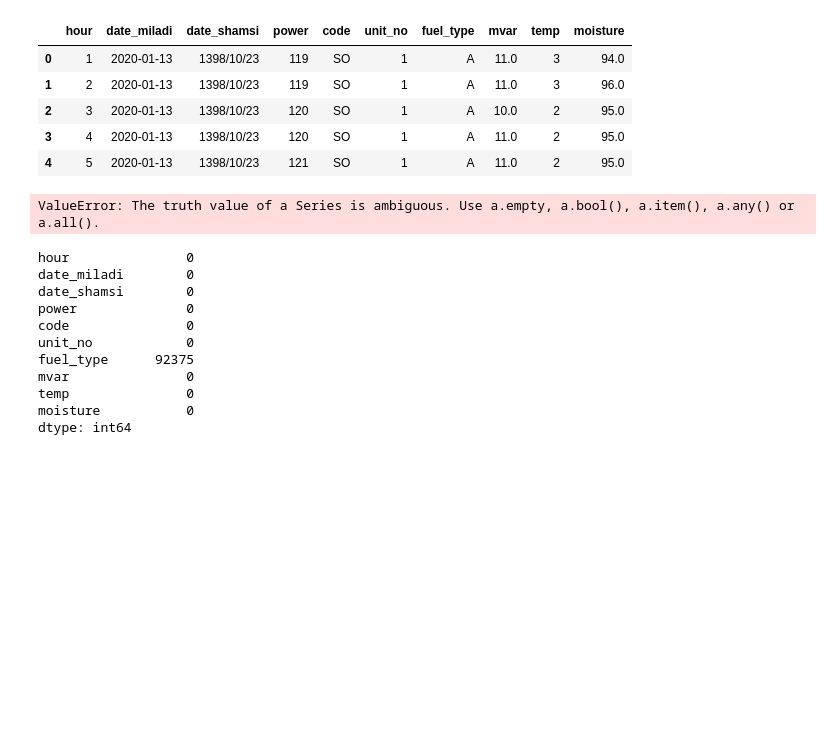
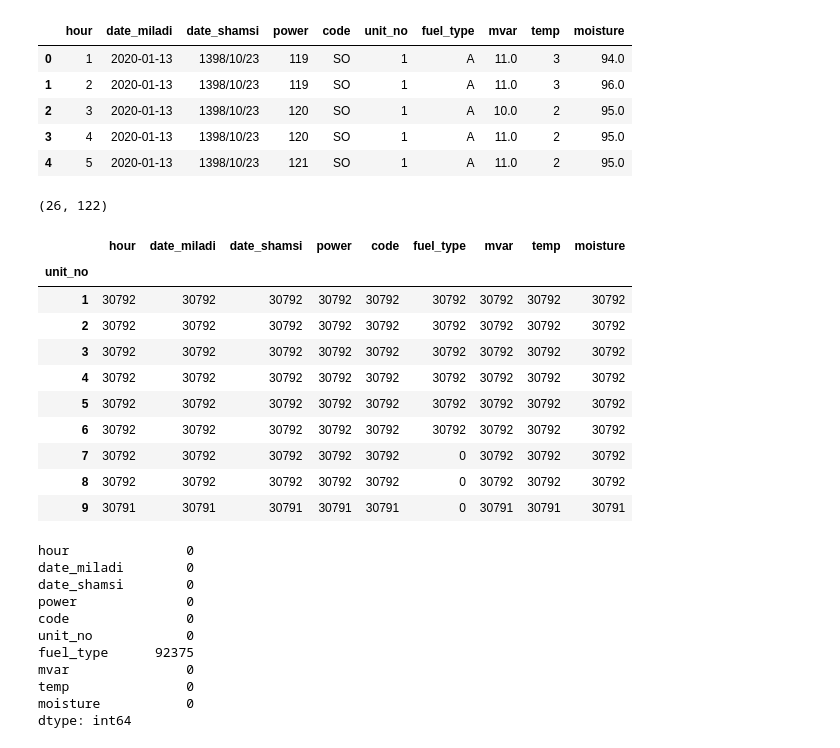
Before and after one commit to reza-pishva/6-MachineLearning-Python, a Jupyter notebook: Projects/EstimatePowerProduction.ipynb, the cells around one changed output. Cells and saved outputs as stored; diff of their text form; code cells hidden in the pictures; blank space fills up the shorter version.

```diff
--- a/Projects/EstimatePowerProduction.ipynb
+++ b/Projects/EstimatePowerProduction.ipynb
@@ -10,9 +10,29 @@ data.head()
 | 3 | 4 | 2020-01-13 | 1398/10/23 | 120 | SO | 1 | A | 11.0 | 2 | 95.0 |
 | 4 | 5 | 2020-01-13 | 1398/10/23 | 121 | SO | 1 | A | 11.0 | 2 | 95.0 |
 # %%
-data[data['power']>120 and data['power']>120]
+def unit_info(unit_no,min_mw,max_mw,fuel):
+    unit_max=(data['power'][data['unit_no']==unit_no][data['fuel_type']==fuel]).max()
+    unit_min=(data['power'][data['unit_no']==unit_no][data['fuel_type']==fuel]).min()
+    #percent=(len(data['power'][data['power']>=min_mw][data['power']<=max_mw][data['unit_no']==unit_no][data['fuel_type']==fuel])/len(data['power'][data['unit_no']==unit_no][data['fuel_type']==fuel]))*100
+    return unit_min,unit_max
-# %% [output]
-ValueError: The truth value of a Series is ambiguous. Use a.empty, a.bool(), a.item(), a.any() or a.all().
+# %%
+unit_info(1,0,100,'B')
+# %% [output]
+(26, 122)
+# %%
+data.groupby('unit_no').count()
+# %% [output]
+|  | hour | date_miladi | date_shamsi | power | code | fuel_type | mvar | temp | moisture |
+| unit_no |  |  |  |  |  |  |  |  |  |
+| 1 | 30792 | 30792 | 30792 | 30792 | 30792 | 30792 | 30792 | 30792 | 30792 |
+| 2 | 30792 | 30792 | 30792 | 30792 | 30792 | 30792 | 30792 | 30792 | 30792 |
+| 3 | 30792 | 30792 | 30792 | 30792 | 30792 | 30792 | 30792 | 30792 | 30792 |
+| 4 | 30792 | 30792 | 30792 | 30792 | 30792 | 30792 | 30792 | 30792 | 30792 |
+| 5 | 30792 | 30792 | 30792 | 30792 | 30792 | 30792 | 30792 | 30792 | 30792 |
+| 6 | 30792 | 30792 | 30792 | 30792 | 30792 | 30792 | 30792 | 30792 | 30792 |
+| 7 | 30792 | 30792 | 30792 | 30792 | 30792 | 0 | 30792 | 30792 | 30792 |
+| 8 | 30792 | 30792 | 30792 | 30792 | 30792 | 0 | 30792 | 30792 | 30792 |
+| 9 | 30791 | 30791 | 30791 | 30791 | 30791 | 0 | 30791 | 30791 | 30791 |
 # %%
 data.isnull().sum()
 # %% [output]
```
Also changed, not shown: 2 other files.
